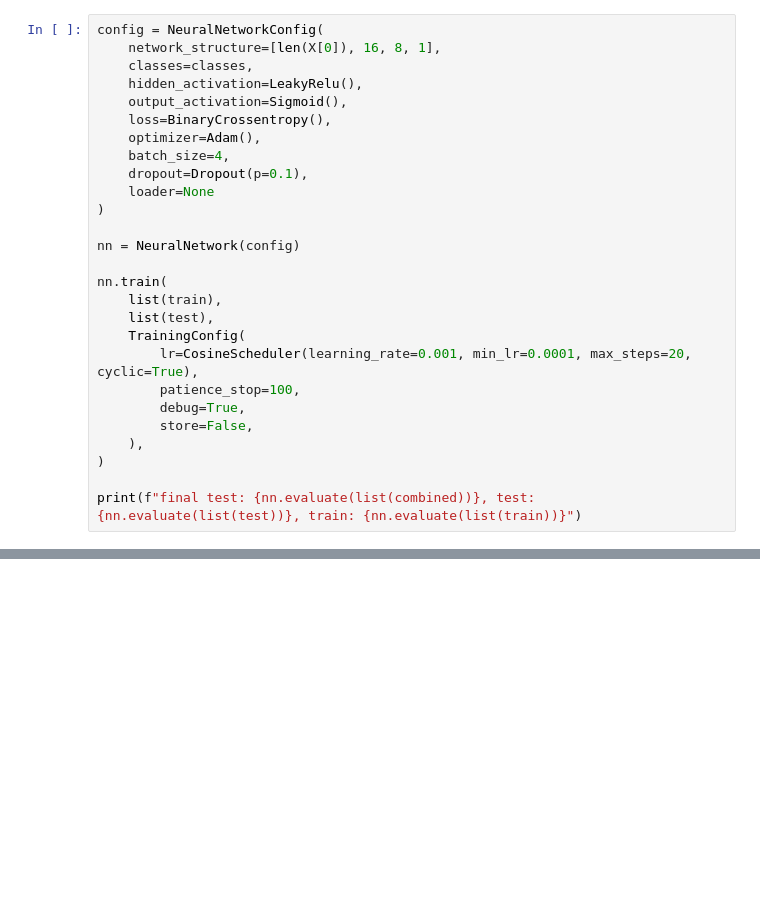
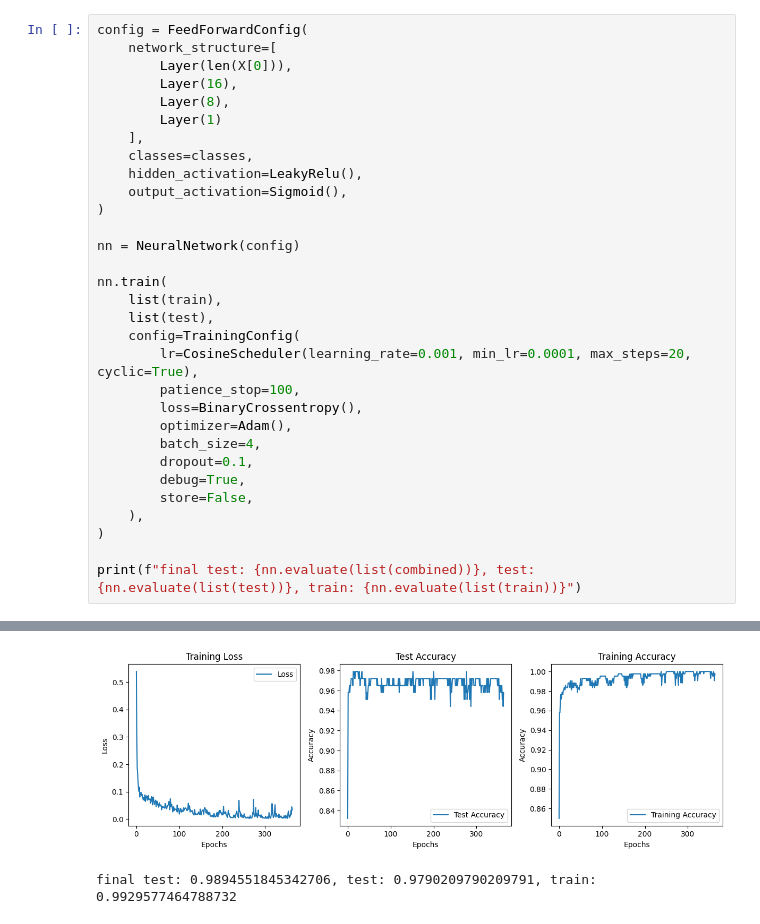
Before and after one commit to joraleoca/neural-network, a Jupyter notebook: usage_example.ipynb, the cells around one changed output, grey strips where cells are left out. Drawn from its saved outputs; the diff is of its cells as text; blank space fills up the shorter version.

```diff
--- a/usage_example.ipynb
+++ b/usage_example.ipynb
@@ -65,14 +120,14 @@ print(f"final test: {nn.evaluate(list(combined))}, test: {nn.evaluate(list(test)
 # %%
-config = NeuralNetworkConfig(
-    network_structure=[len(X[0]), 16, 8, 1],
+config = FeedForwardConfig(
+    network_structure=[
+        Layer(len(X[0])),
+        Layer(16),
+        Layer(8),
+        Layer(1)
+    ],
     classes=classes,
     hidden_activation=LeakyRelu(),
     output_activation=Sigmoid(),
-    loss=BinaryCrossentropy(),
-    optimizer=Adam(),
-    batch_size=4,
-    dropout=Dropout(p=0.1),
-    loader=None
 )
 
 nn = NeuralNetwork(config)
@@ -80,12 +135,17 @@ nn = NeuralNetwork(config)
 nn.train(
     list(train),
     list(test),
-    TrainingConfig(
+    config=TrainingConfig(
         lr=CosineScheduler(learning_rate=0.001, min_lr=0.0001, max_steps=20, cyclic=True),
         patience_stop=100,
+        loss=BinaryCrossentropy(),
+        optimizer=Adam(),
+        batch_size=4,
+        dropout=0.1,
         debug=True,
         store=False,
     ),
 )
 
 print(f"final test: {nn.evaluate(list(combined))}, test: {nn.evaluate(list(test))}, train: {nn.evaluate(list(train))}")
+# %% [output]
@@ -91,0 +169,2 @@ print(f"final test: {nn.evaluate(list(combined))}, test: {nn.evaluate(list(test)
+[figure, added]
+final test: 0.9894551845342706, test: 0.9790209790209791, train: 0.9929577464788732
```
Also changed, not shown: parts of 5 cells of this notebook, 22 other files.
